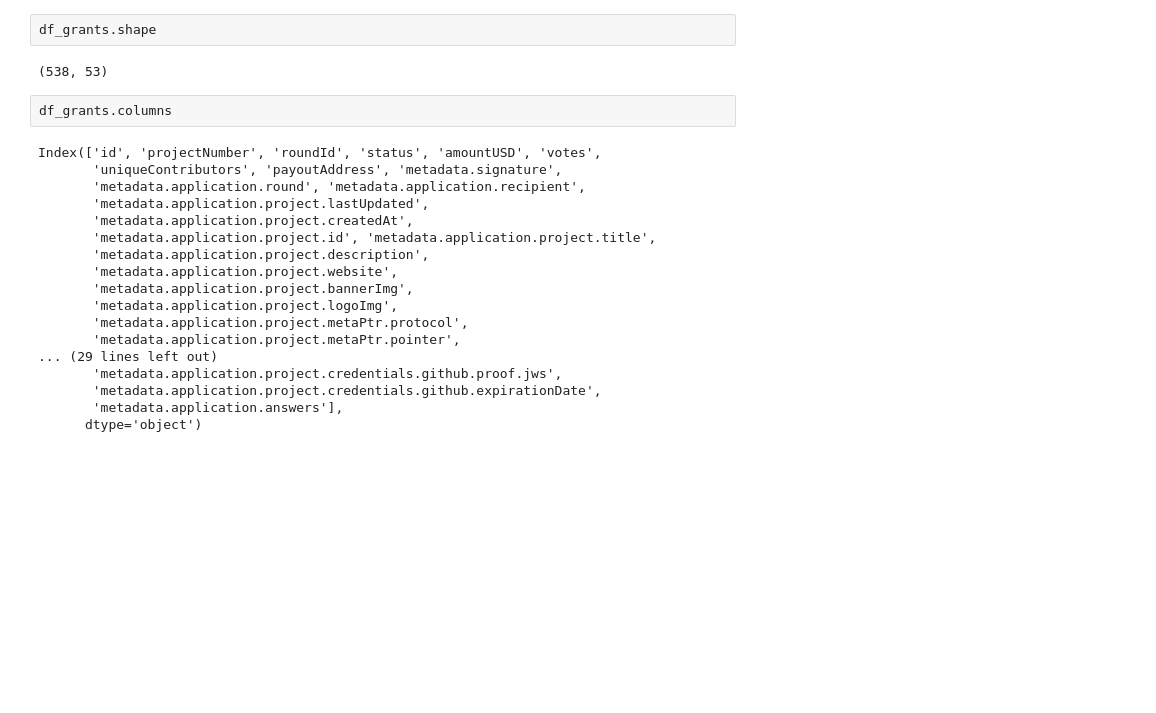
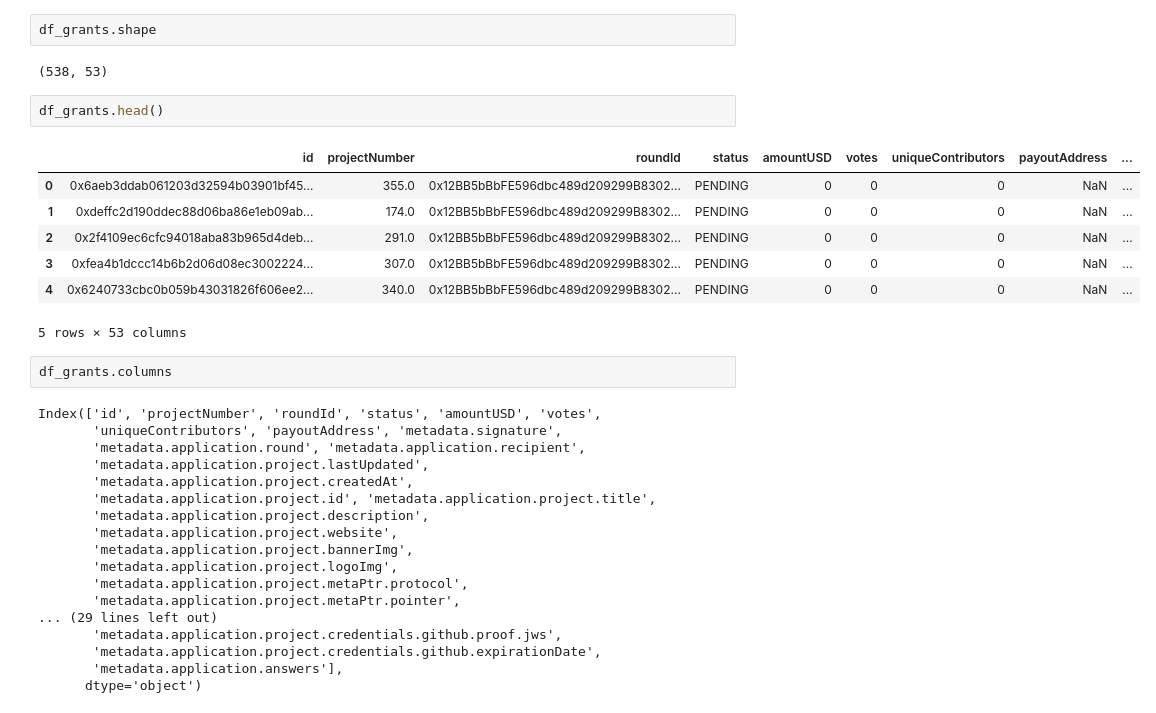
Before and after one commit to poupou-web3/GGR-beta-analysis, a Jupyter notebook: jupyter/27-04-bata-grant-exploration.ipynb, the cells around one changed output. Cells and saved outputs as stored; diff of their text form; blank space fills up the shorter version.

```diff
--- a/jupyter/27-04-bata-grant-exploration.ipynb
+++ b/jupyter/27-04-bata-grant-exploration.ipynb
@@ -17,6 +37,16 @@ df_grants = pd.read_csv(os.path.join(path_to_data, 'Beta-applicants-projects.csv
 df_grants.shape
 # %% [output]
 (538, 53)
+# %%
+df_grants.head()
+# %% [output]
+|  | id | projectNumber | roundId | status | amountUSD | votes | uniqueContributors | payoutAddress | ... |
+| 0 | 0x6aeb3ddab061203d32594b03901bf45... | 355.0 | 0x12BB5bBbFE596dbc489d209299B8302... | PENDING | 0 | 0 | 0 | NaN | ... |
+| 1 | 0xdeffc2d190ddec88d06ba86e1eb09ab... | 174.0 | 0x12BB5bBbFE596dbc489d209299B8302... | PENDING | 0 | 0 | 0 | NaN | ... |
+| 2 | 0x2f4109ec6cfc94018aba83b965d4deb... | 291.0 | 0x12BB5bBbFE596dbc489d209299B8302... | PENDING | 0 | 0 | 0 | NaN | ... |
+| 3 | 0xfea4b1dccc14b6b2d06d08ec3002224... | 307.0 | 0x12BB5bBbFE596dbc489d209299B8302... | PENDING | 0 | 0 | 0 | NaN | ... |
+| 4 | 0x6240733cbc0b059b43031826f606ee2... | 340.0 | 0x12BB5bBbFE596dbc489d209299B8302... | PENDING | 0 | 0 | 0 | NaN | ... |
+5 rows × 53 columns
 # %%
 df_grants.columns
 # %% [output]
```
Also changed, not shown: parts of 1 cell of this notebook, 3 other files.
